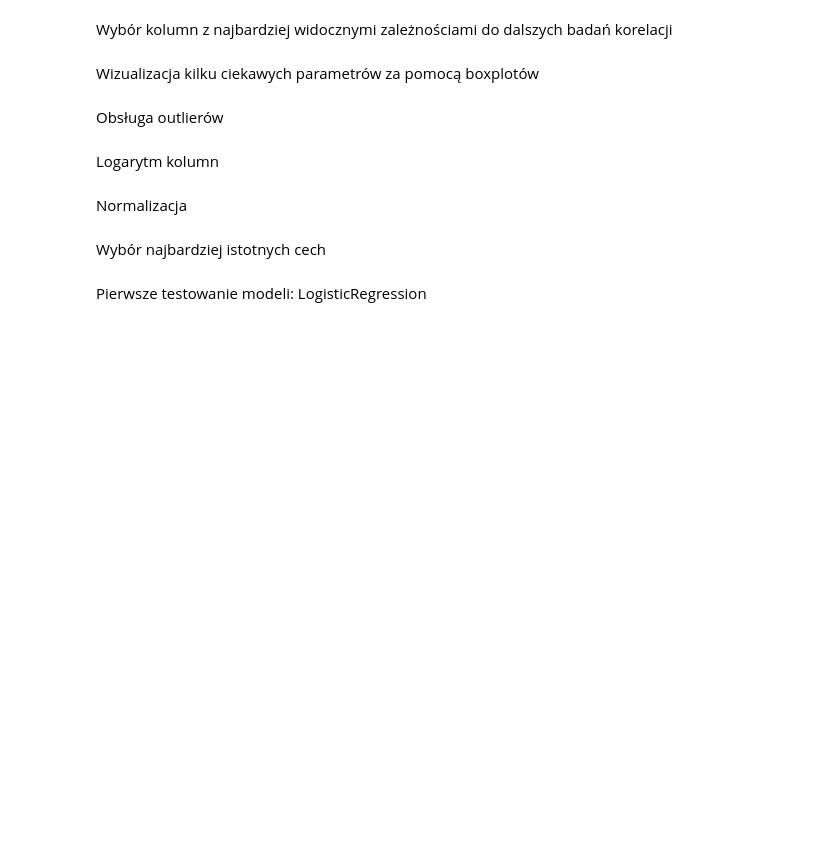
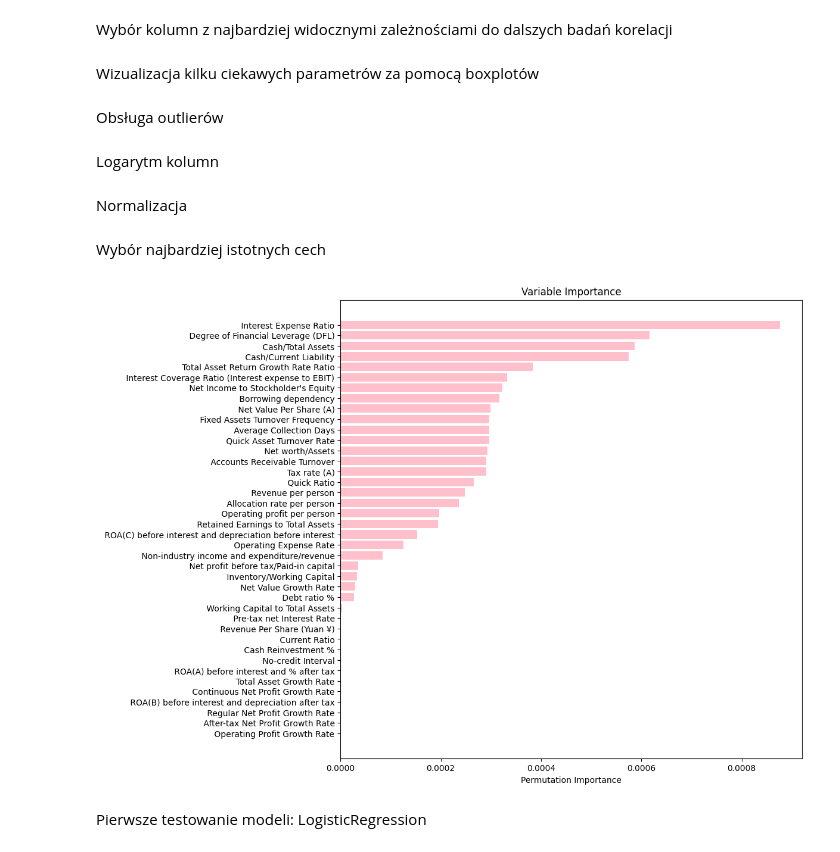
Before and after one commit to jrsh44/ML-bankruptcy-prediction, a Jupyter notebook: ml-code.ipynb, the cells around one changed output. Cells and saved outputs as stored; diff of their text form; code cells hidden in the pictures; blank space fills up the shorter version.

```diff
--- a/ml-code.ipynb
+++ b/ml-code.ipynb
@@ -84,8 +92,8 @@ sns.boxplot(x='Bankrupt?', y=" Equity to Long-term Liability", data=db, ax=plt.s
 Obsługa outlierów
 # %%
 for column in x_train.columns:
-    upper_lim = x_train[column].quantile(.98)
-    lower_lim = x_train[column].quantile(.02)
+    upper_lim = x_train[column].quantile(.99)
+    lower_lim = x_train[column].quantile(.01)
 
     x_train.loc[x_train[column] > upper_lim, column] = upper_lim
     x_train.loc[x_train[column] < lower_lim, column] = lower_lim
@@ -122,14 +130,16 @@ perm_importance = permutation_importance(rf_model, x_train, y_train, n_repeats=1
 # %%
 sorted_idx = perm_importance.importances_mean.argsort()
 top_vars = 40
 
 x_test = x_test[x_train.columns[sorted_idx][-top_vars:]]
 x_valid = x_valid[x_train.columns[sorted_idx][-top_vars:]]
 x_train = x_train[x_train.columns[sorted_idx][-top_vars:]]
 
 plt.figure(figsize=(10, 10))
-plt.barh(range(top_vars), perm_importance.importances_mean[sorted_idx][-top_vars:], color='skyblue')
+plt.barh(range(top_vars), perm_importance.importances_mean[sorted_idx][-top_vars:], color='pink')
 plt.yticks(range(top_vars), x_train.columns)
 plt.xlabel('Permutation Importance')
 plt.title('Variable Importance')
 plt.show()
+# %% [output]
+[figure, added]
```
Also changed, not shown: parts of 13 cells of this notebook.
